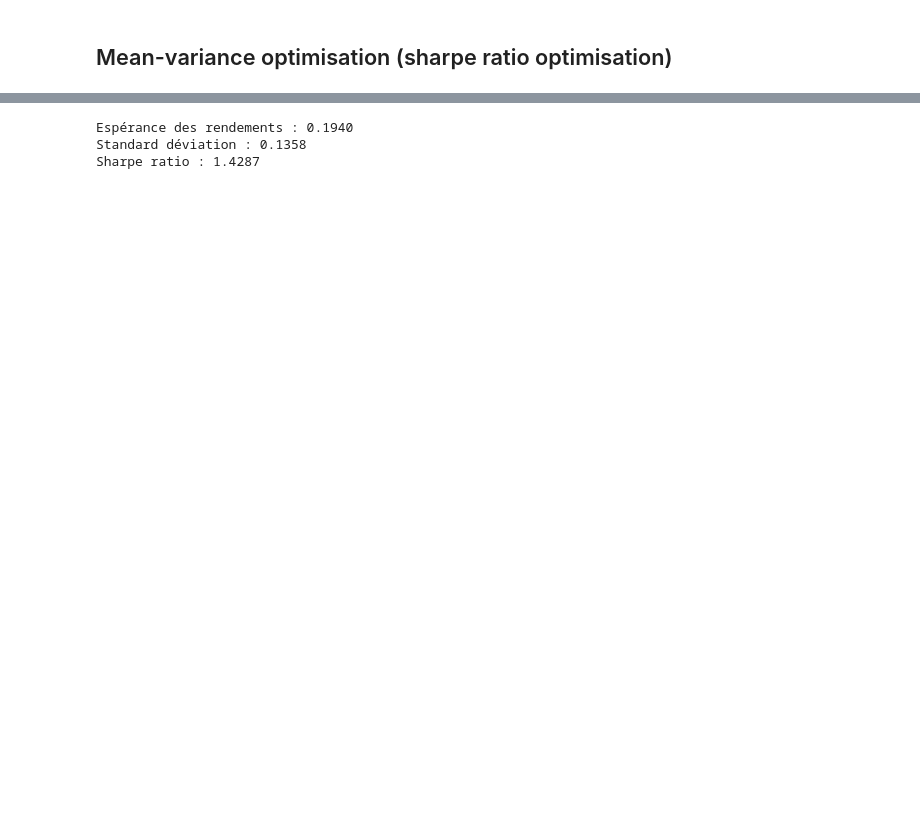
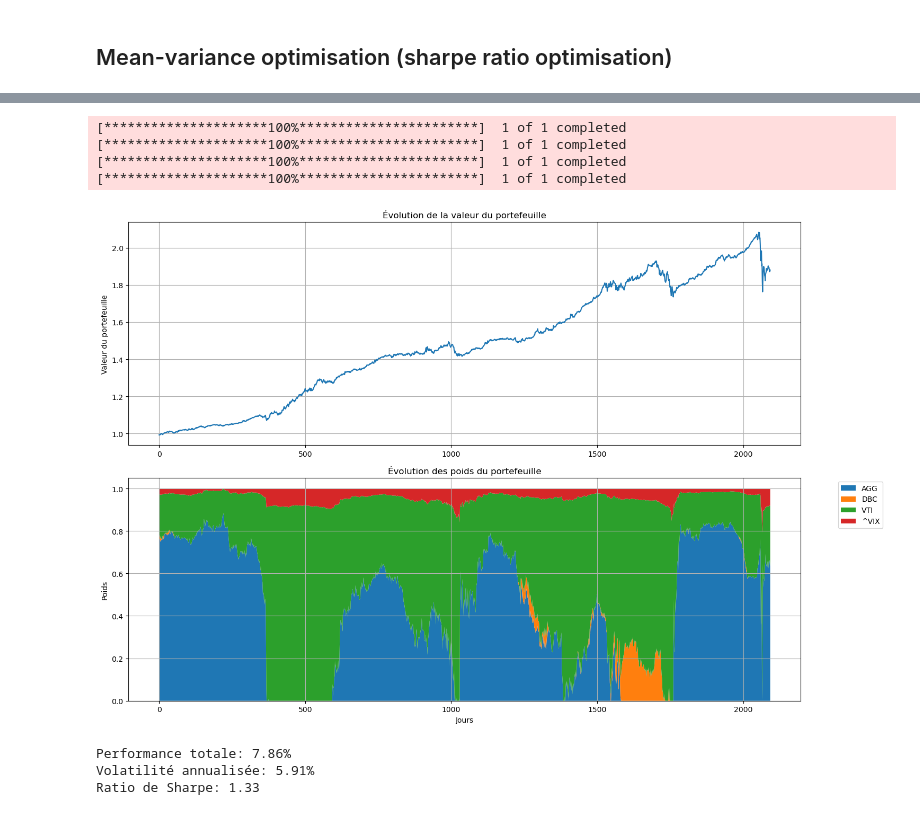
Before and after one commit to alexandreviard/DL-Portfolio-CMAP, a Jupyter notebook: massyle/MV-article_zhang_DL.ipynb, the cells around one changed output, grey strips where cells are left out. Drawn from its saved outputs; the diff is of its cells as text; code cells hidden in the pictures; blank space fills up the shorter version.

```diff
--- a/massyle/MV-article_zhang_DL.ipynb
+++ b/massyle/MV-article_zhang_DL.ipynb
@@ -43,5 +7,0 @@ risk_free_rate = 0
-# %%
-# rendements moyens et la matrice de covariance
-returns = data_na[['AGG_r(t)', 'DBC_r(t)', 'VTI_r(t)','^VIX_r(t)']]
-mean_returns = returns.mean() * 252
-cov_matrix = returns.cov() * 252
@@ -208,21 +9,0 @@ portfolio_with_transac_cost = portfolio_returns - transaction_costs
-# %%
-# Calcul de l'espérance des rendements (moyenne)
-expected_return = portfolio_with_transac_cost.mean()
-expected_return = (expected_return+1)**252-1
-
-# Calcul de la standard déviation
-std_dev = portfolio_with_transac_cost.std()
-std_dev = std_dev * np.sqrt(252)
-risk_free_rate = 0.0
-
-# Calcul du Sharpe ratio
-sharpe_ratio = (expected_return - risk_free_rate) / std_dev
-
-# Affichage des résultats
-print(f"Espérance des rendements : {expected_return:.4f}")
-print(f"Standard déviation : {std_dev:.4f}")
-print(f"Sharpe ratio : {sharpe_ratio:.4f}")
-# %% [output]
-Espérance des rendements : 0.1940
-Standard déviation : 0.1358
-Sharpe ratio : 1.4287
@@ -228,0 +74,54 @@ Sharpe ratio : 1.4287
+# %%
+# Paramètres
+tickers = ['AGG', 'DBC', 'VTI', '^VIX']
+start_date = "2011-01-01"
+end_date = "2020-04-30"
+
+# Récupération des données
+data = get_data(tickers, start_date, end_date)
+
+# Backtest de la stratégie
+portfolio_values, weights_history = backtest_strategy(data)
+
+# Calcul des métriques finales
+returns = pd.Series(portfolio_values).pct_change().dropna()
+return_mean = returns.mean() * 252 * 100
+volatility = returns.std() * np.sqrt(252) * 100
+sharpe_ratio = return_mean / (volatility)
+# %% [output]
+[*********************100%***********************]  1 of 1 completed
+[*********************100%***********************]  1 of 1 completed
+[*********************100%***********************]  1 of 1 completed
+[*********************100%***********************]  1 of 1 completed
+# %%
+plt.figure(figsize=(15, 10))
+
+# Plot 1: Évolution de la valeur du portefeuille
+plt.subplot(2, 1, 1)
+plt.plot(portfolio_values)
+plt.title('Évolution de la valeur du portefeuille')
+plt.ylabel('Valeur du portefeuille')
+plt.grid(True)
+
+# Plot 2: Évolution des poids
+plt.subplot(2, 1, 2)
+weights_df = pd.DataFrame(weights_history, columns=tickers)
+plt.stackplot(range(len(weights_history)), weights_df.T, labels=tickers)
+plt.title('Évolution des poids du portefeuille')
+plt.xlabel('Jours')
+plt.ylabel('Poids')
+plt.legend(bbox_to_anchor=(1.05, 1), loc='upper left')
+plt.grid(True)
+
+plt.tight_layout()
+plt.show()
+# %% [output]
+[figure, added]
+# %%
+print(f"Performance totale: {return_mean:.2f}%")
+print(f"Volatilité annualisée: {volatility:.2f}%")
+print(f"Ratio de Sharpe: {sharpe_ratio:.2f}")
+# %% [output]
+Performance totale: 7.86%
+Volatilité annualisée: 5.91%
+Ratio de Sharpe: 1.33
```
Also changed, not shown: parts of 21 cells of this notebook, 1 other file.
